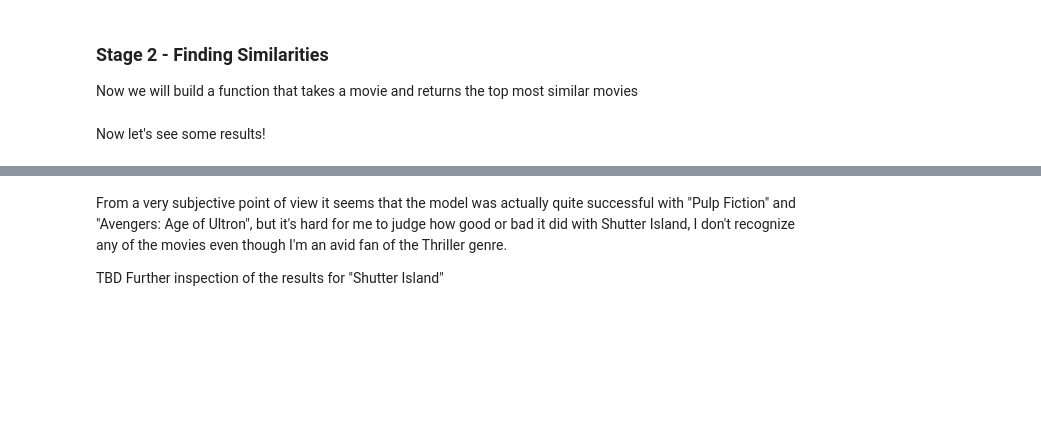
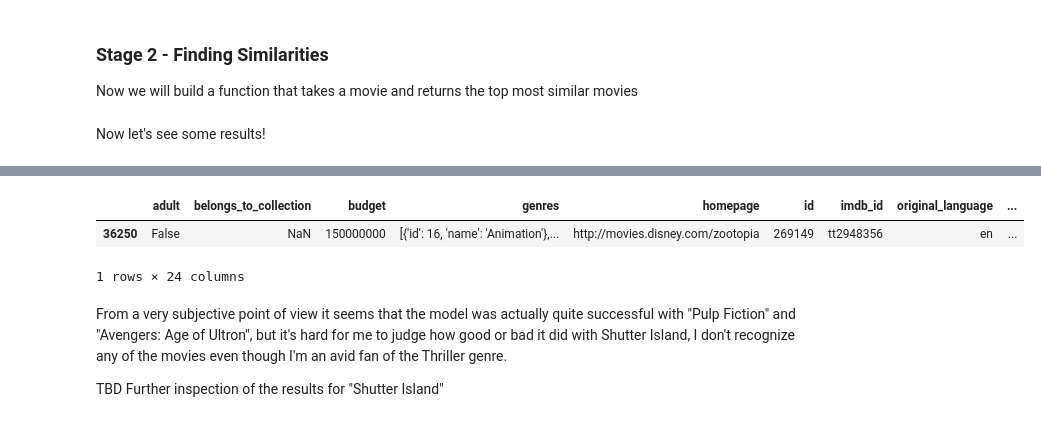
Before and after one commit to adi-benz/movies-rating-analysis, a Jupyter notebook: analysis.ipynb, the cells around one changed output, grey strips where cells are left out. Cells and saved outputs as stored; diff of their text form; code cells hidden in the pictures; blank space fills up the shorter version.

```diff
--- a/analysis.ipynb
+++ b/analysis.ipynb
@@ -808,3 +906,10 @@ Fight Club <> Shutter Island - 0.2162
+# %%
+movies_metadata[movies_metadata["title"] == "Zootopia"]
+# TODO - Fix, why there's 2 in `movies`?
+# %% [output]
+|  | adult | belongs_to_collection | budget | genres | homepage | id | imdb_id | original_language | ... |
+| 36250 | False | NaN | 150000000 | [{'id': 16, 'name': 'Animation'},... | http://movies.disney.com/zootopia | 269149 | tt2948356 | en | ... |
+1 rows × 24 columns
 # %% [markdown]
 From a very subjective point of view it seems that the model was actually quite successful with "Pulp Fiction" and "Avengers: Age of Ultron", but it's hard for me to judge how good or bad it did with Shutter Island, I don't recognize any of the movies even though I'm an avid fan of the Thriller genre.
 
```
Also changed, not shown: parts of 32 cells of this notebook.
